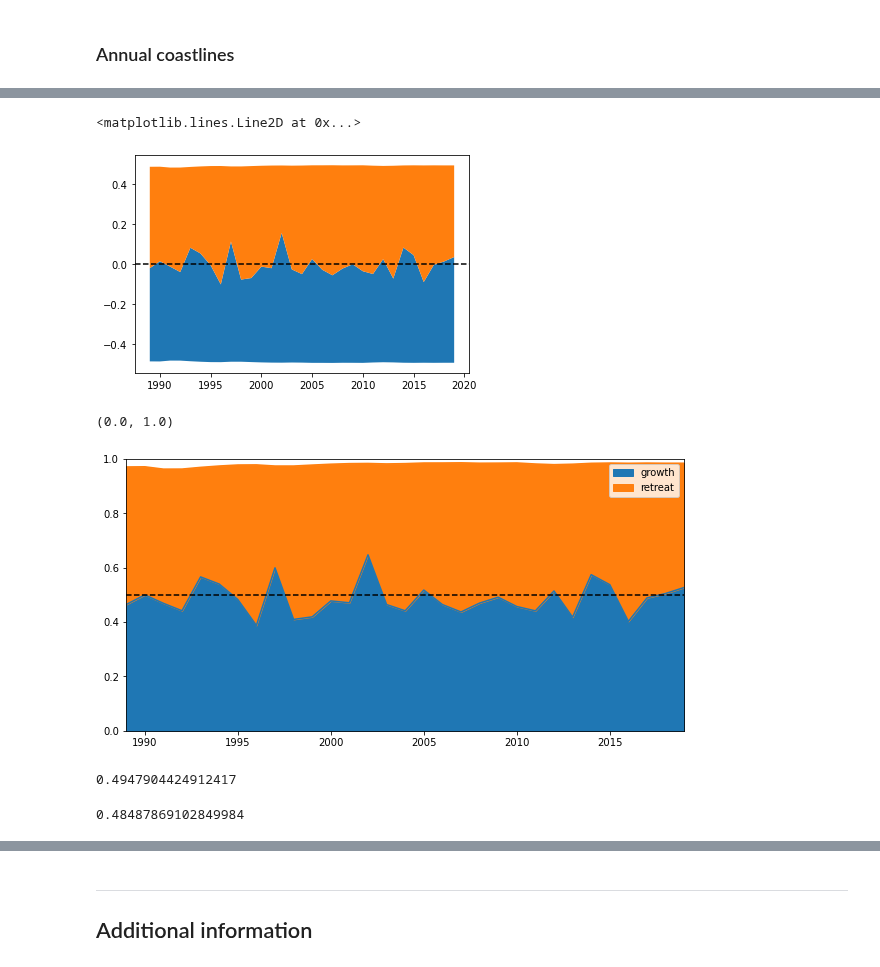
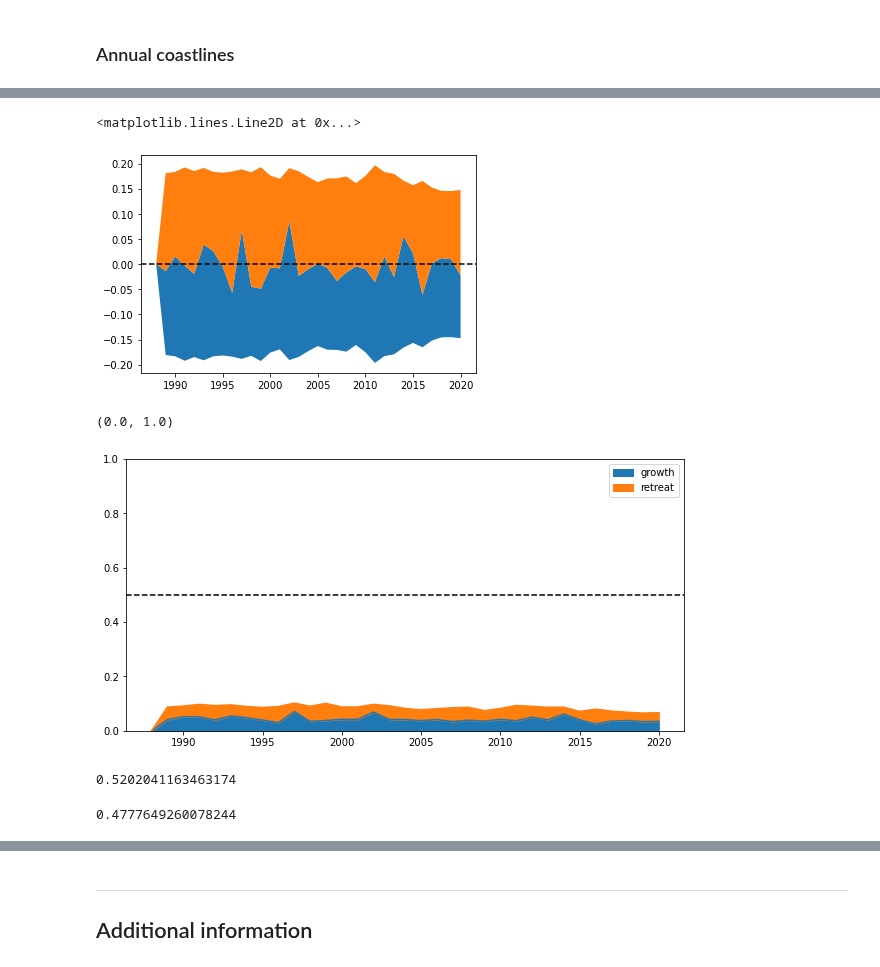
Before and after one commit to GeoscienceAustralia/dea-coastlines, a Jupyter notebook: DEACoastlines_statistics.ipynb, the cells around one changed output, grey strips where cells are left out. Drawn from its saved outputs; the diff is of its cells as text; code cells hidden in the pictures.

Commit message:
First output of 2020 coastline, estuary mask modifications

```diff
--- a/DEACoastlines_statistics.ipynb
+++ b/DEACoastlines_statistics.ipynb
@@ -303,3 +334,6 @@ contours_gdf.to_file('releases/DEACoastlines_v1.0.0-beta/DEACoastlines_v1.0.0_ge
+# %%
+points_gdf = gpd.read_file('DEACoastlines_ratesofchange_v1.1.0.shp')
+points_gdf = points_gdf.to_crs('EPSG:4326')
 # %%
 import numpy as np
 def remove_outliers(x):
@@ -318,9 +352,8 @@ points_gdf_nooutliers = points_gdf.apply(remove_outliers, axis=1)
 # data_dd = dd.from_pandas(points_gdf, npartitions=8)
 # points_gdf_nooutliers = (data_dd.map_partitions(lambda df: df.apply(remove_outliers, axis=1), meta=np.float).compute(scheduler='processes'))
 # %%
-# filter_rows = points_gdf_nooutliers.geometry.x > 976653.74446177
-subset_gdf = points_gdf_nooutliers.loc[:,
-                                       points_gdf_nooutliers.columns.str.contains('dist_')]
+# filter_rows = (points_gdf_nooutliers.geometry.x > 150) & (points_gdf_nooutliers.geometry.y < -29)
+subset_gdf = points_gdf_nooutliers.loc[:, points_gdf_nooutliers.columns.str.contains('dist_')]
 subset_gdf.head()
 # %% [output]
 |  | dist_1988 | dist_1989 | dist_1990 | dist_1991 | dist_1992 | dist_1993 | dist_1994 | dist_1995 | dist_1996 | ... |
@@ -349,0 +464,13 @@ diff_gdf
+# %%
+year = 2018
+
+symbols = [u' \N{BLACK DOWN-POINTING TRIANGLE} ', u' \N{BLACK UP-POINTING TRIANGLE} ']
+absolute = test2.loc[year]
+diffs = (test2.loc[year] - test2.loc[year - 1])
+triangles = pd.cut(diffs, [-100, 0, 100], labels=symbols)
+
+# print(f'Erosion (> 10m):  {absolute.iloc[0]:.1f}% ( {triangles.iloc[0]} {diffs.iloc[0]:.1f}%)\n Growth (> 10m):  {absolute.iloc[-1]:.1f}% ( {triangles.iloc[-1]} {diffs.iloc[-1]:.1f}%)')
+# print(f'{absolute.iloc[-1]:.1f}% ( {triangles.iloc[-1]} {diffs.iloc[-1]:.1f}%) grew')
+
+print(f"In {year}, {absolute.iloc[0]:.1f}% of Australia's coastlines eroded by more than 10 metres ({triangles.iloc[0]} {diffs.iloc[0]:.1f}% since {year - 1}), compared to "
+      f"{absolute.iloc[-1]:.1f}% that grew ({triangles.iloc[-1]}{diffs.iloc[-1]:.1f}% since {year - 1})")
@@ -350,6 +479,6 @@ diff_gdf
 # %%
-years = range(1989,2020)
-thresh = 0
+years = range(1988,2021)
+thresh = 20
 
 retreat_rates = []
 growth_rates = []
@@ -376,22 +502,22 @@ ax.stackplot(test.index, [test.growth, test.retreat], baseline='sym')
 plt.axhline(0, c='black', linestyle='dashed')
 # %% [output]
 <matplotlib.lines.Line2D at 0x...>
-[figure, old version]
+[figure, new version]
 # %%
 test.plot.area(figsize=(10, 5))
 plt.axhline(0.5, c='black', linestyle='dashed')
-plt.xlim([1989,2019])
+# plt.xlim([1989,2020])
 plt.ylim([0, 1.0])
 # %% [output]
 (0.0, 1.0)
-[figure, old version]
+[figure, new version]
 # %%
 test.retreat.mean()
 # %% [output]
-0.4947904424912417
+0.5202041163463174
 # %%
 test.growth.mean()
 # %% [output]
-0.48487869102849984
+0.4777649260078244
 # %%
 soi = pd.read_csv('input_data/climate_indices.csv', index_col='year')
```
Also changed, not shown: parts of 23 cells of this notebook, 3 other files.
